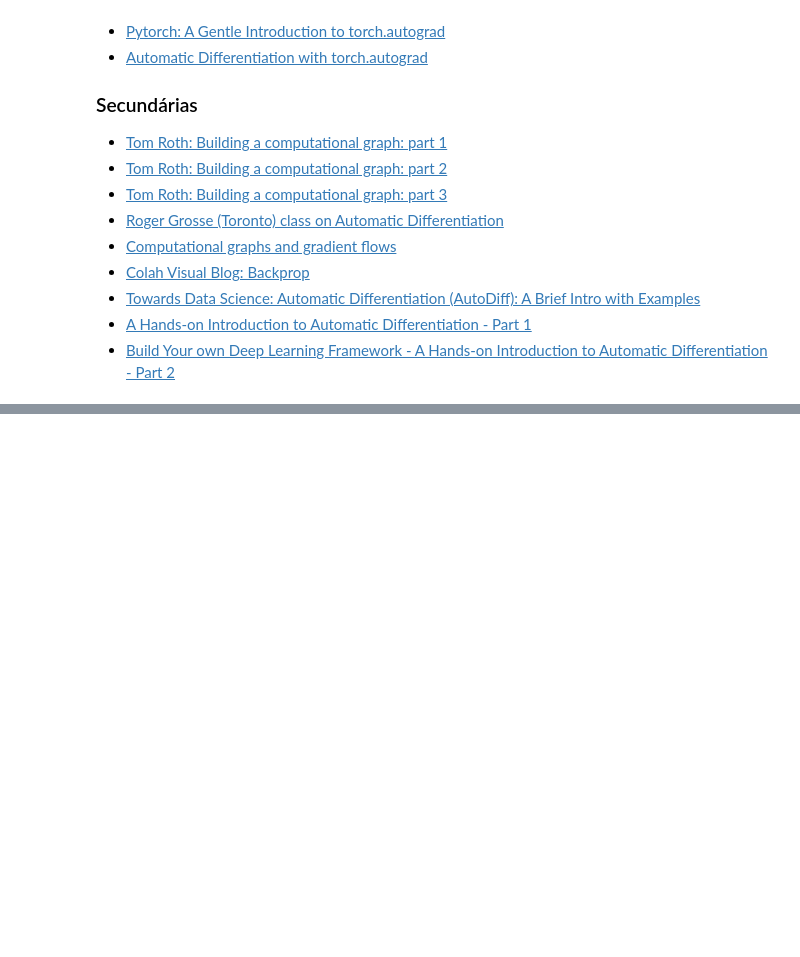
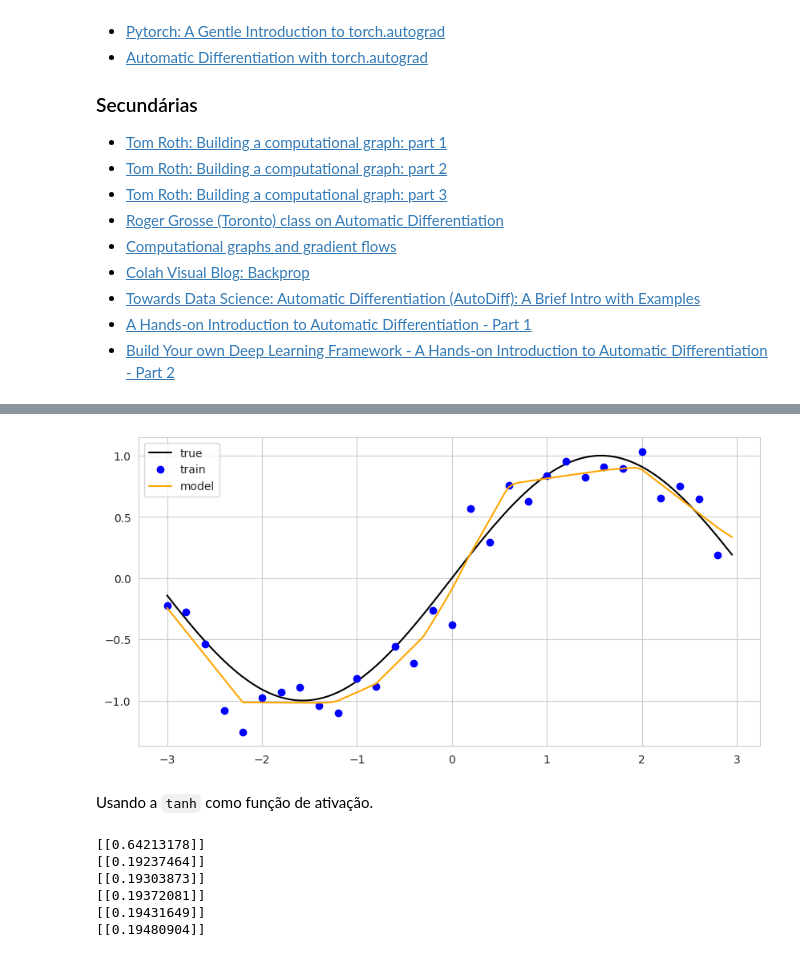
Before and after one commit to LuisEduardoF/RedesNeurais_202501, a Jupyter notebook: Trabalho01_Luis_Camara_RN.ipynb, the cells around one changed output, grey strips where cells are left out. Cells and saved outputs as stored; diff of their text form; code cells hidden in the pictures; blank space fills up the shorter version.

```diff
--- a/Trabalho01_Luis_Camara_RN.ipynb
+++ b/Trabalho01_Luis_Camara_RN.ipynb
@@ -1037,0 +1337,32 @@ Tensor([[-0.00278095]
+# %%
+# dados apenas para plotar com mais suavidade
+all_x = np.arange(-3.0, 3.0, 0.05)
+all_y = np.sin(all_x)
+
+prd_y = [mlp.forward(x_i).numpy().squeeze() for x_i in all_x]
+
+plt.close('all')
+plt.figure(figsize=(10, 5))
+plt.plot(all_x, all_y, '-', color='black', label='true')
+plt.plot(loss_fn.x, loss_fn.y, 'o', color='blue', label='train')
+plt.plot(all_x, prd_y, '-', color='orange', label='model')
+plt.legend()
+plt.show()
+# %% [output]
+[figure, added]
+# %% [markdown]
+Usando a `tanh` como função de ativação.
+# %%
+
+np.random.seed(1)
+mlp = Mlp(tanh)
+loss_fn = NeuralSinRegLossFn(mlp)
+params = mlp.parameters()
+history = gd(loss_fn, 3000, 1e-1, params)
+# %% [output]
+[[0.64213178]]
+[[0.19237464]]
+[[0.19303873]]
+[[0.19372081]]
+[[0.19431649]]
+[[0.19480904]]
```
Also changed, not shown: parts of 20 cells of this notebook.
